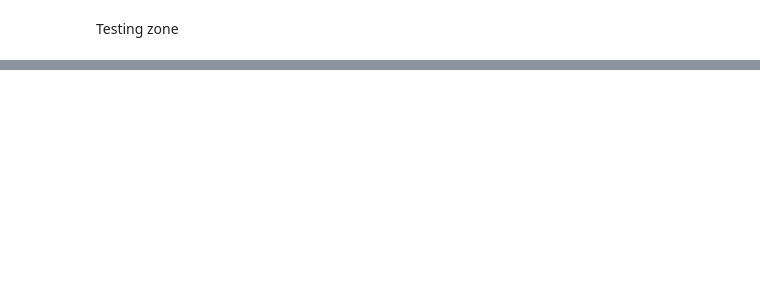
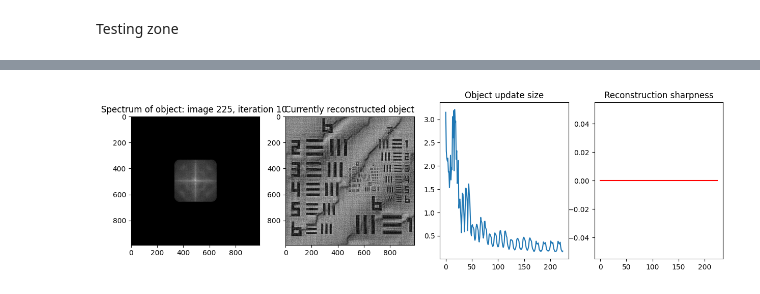
Before and after one commit to willtaylor072/Will_Taylor_FPM_4YP-main, a Jupyter notebook: reconstruction.ipynb, the cells around one changed output, grey strips where cells are left out. Drawn from its saved outputs; the diff is of its cells as text; code cells hidden in the pictures; blank space fills up the shorter version.

```diff
--- a/reconstruction.ipynb
+++ b/reconstruction.ipynb
@@ -213,0 +295,97 @@ Text(0.5, 1.0, 'LED positions (original and corrected)')
+# %%
+import numpy as np
+import matplotlib.pyplot as plt
+from scipy.io import loadmat, savemat
+from scipy.ndimage import zoom  # For resizing images, similar to MATLAB's imresize
+import os
+from os import makedirs
+from os.path import isdir, join
+
+import importlib
+importlib.reload(fpm)
+
+data = loadmat('USAF_red.mat')
+
+# Extract variables
+# Note: MATLAB saves some variables as arrays even if they represent a single value or string.
+# You might need to access the first element or use [0,0] for structures.
+# aberration = data.get('aberration', None)  # Replace 'None' with a default value as needed
+images = data['imlow_HDR']  # Assuming 'imlow_HDR' key exists in the .mat file
+# theta = data['theta'][0,0] if 'theta' in data else None  # Assuming 'theta' might be a single value
+# wlength = data['wlength'][0,0] if 'wlength' in data else None
+# xint = data['xint'][0,0] if 'xint' in data else None
+# yint = data['yint'][0,0] if 'yint' in data else None
+# z = data['z'][0,0] if 'z' in data else None
+
+# Experiment parameters
+grid_size = 15
+img_size = images.shape[0] # Size of low res image (original or crop)
+num_images = grid_size**2
+
+images = images[:,:,:num_images]
+
+x_coords, y_coords = fpm.LED_spiral(grid_size, x_offset = 0, y_offset = 1) # LED coordinates in sequence
+# (Offsets don't matter for reconstruction since we use distance from central LED)
+LED2SAMPLE = 90.88 # Distance from LED array to the sample, 54mm (larger distance leads to closer overlapping Fourier circles, optimal 40-60%)
+LED_P = 4 # LED pitch, mm
+N_GLASS = 1.52 # Glass refractive index
+NA = 0.1 # Objective numerical aperture
+PIX_SIZE = 1.845e-6 # Pixel size on object plane, m, 1090nm for 3D printed microscope (directly measured), 862nm for old data
+WLENGTH = 630e-9 # Central wavelength of LED light, m
+
+# Derived variables
+f_cutoff = 2*NA/WLENGTH # Highest spatial frequency we can resolve in the optical system due to diffraction, lp/m
+f_sampling = 1/PIX_SIZE # Sampling frequency (based on sensor pixel size and magnification), lp/m
+x_abs = (x_coords - x_coords[0]) * LED_P # x distances of LEDs from center LED and optical axis
+y_abs = (y_coords - y_coords[0]) * LED_P # y distances
+
+# Size of object image (for given parameters upsampling is between 2 and 5 depending on grid_size)
+# Can do seperately x and y if image is not square
+obj_size = fpm.calculate_object_size(img_size, grid_size, LED2SAMPLE, LED_P, NA, WLENGTH, PIX_SIZE)
+
+# LED wavevectors
+kx,ky = fpm.calculate_wavevectors(x_abs, y_abs, LED2SAMPLE, WLENGTH, PIX_SIZE, img_size)
+
+# Initial pupil function (binary mask)
+# Nyquist sampling criterion: sampling_ratio >2 -> oversampling, sampling_ratio <2 -> undersampling (aliasing may occur)
+sampling_ratio = f_sampling / f_cutoff
+# x,y is our normalised frequency domain for the images, cutoff frequency = 1 (both x and y)
+x,y = np.meshgrid(np.linspace(-sampling_ratio,sampling_ratio,img_size), np.linspace(-sampling_ratio,sampling_ratio,img_size))
+theta,r = np.arctan2(y,x), np.sqrt(x**2 + y**2) # Polar coordinates
+pupil_radius = (1/sampling_ratio) * (img_size/2) # Diagnostics
+pupil = r<1 # Binary mask for frequencies below cutoff frequency (higher frequencies cannot be resolved due to diffraction)
+
+# Initial object estimate (using first image)
+img = np.sqrt(images[:,:,0]) # Amplitude of central image
+F_img = fpm.FT(img) # Fourier transformed image (with shift)
+F_img = F_img * pupil # Apply pupil function
+pad_width = int((obj_size - img_size) / 2) # Padding to make correct size
+obj = np.pad(F_img,pad_width,'constant',constant_values=0) # Initial object in Fourier domain
+
+# Create fig and axes for plotting
+fig, axes = plt.subplots(1,4,figsize=(15,4))
+
+# Set parameters for reconstruction algorithm
+options = {
+    'max_iter': 10, # Number of iterations
+    'alpha': 1, # Regularisation parameter for object update
+    'beta': 1, # Regularisation parameter for pupil update
+    'plot_mode': 3, # 0, off; 2, plot every image; 3, plot every iteration (notebook version)
+    'update_method': 1, # 1, Quasi-Newton object and pupil updates; 2, EPRY object and pupil updates (faster)
+    'LED_correction': False, # Adjust LED wavevectors / positions (kx,ky)
+}
+
+# Reconstruction with calculated kx and ky (quickstart)
+rec_obj,rec_pupil,kx_updated,ky_updated = fpm.reconstruct(images, kx, ky, obj, pupil, options, fig, axes)
+# np.save(os.path.join(data_path,'kx_updated'),kx_updated)
+# np.save(os.path.join(data_path,'ky_updated'),ky_updated)
+
+# # Reconstruction with updated kx and ky
+# kx = np.load(os.path.join(data_path,'kx_updated.npy'))
+# ky = np.load(os.path.join(data_path,'ky_updated.npy'))
+# rec_obj,rec_pupil,_,_ = reconstruct(images, kx, ky, obj, pupil, options, fig, axes)
+
+# Reconstruction with recovered pupil function
+# rec_obj,rec_pupil,kx_updated,ky_updated = fpm.reconstruct(images, kx, ky, obj, rec_pupil, options, fig, axes)
+# %% [output]
+[figure, added]
```
Also changed, not shown: parts of 9 cells of this notebook, 5 other files.
